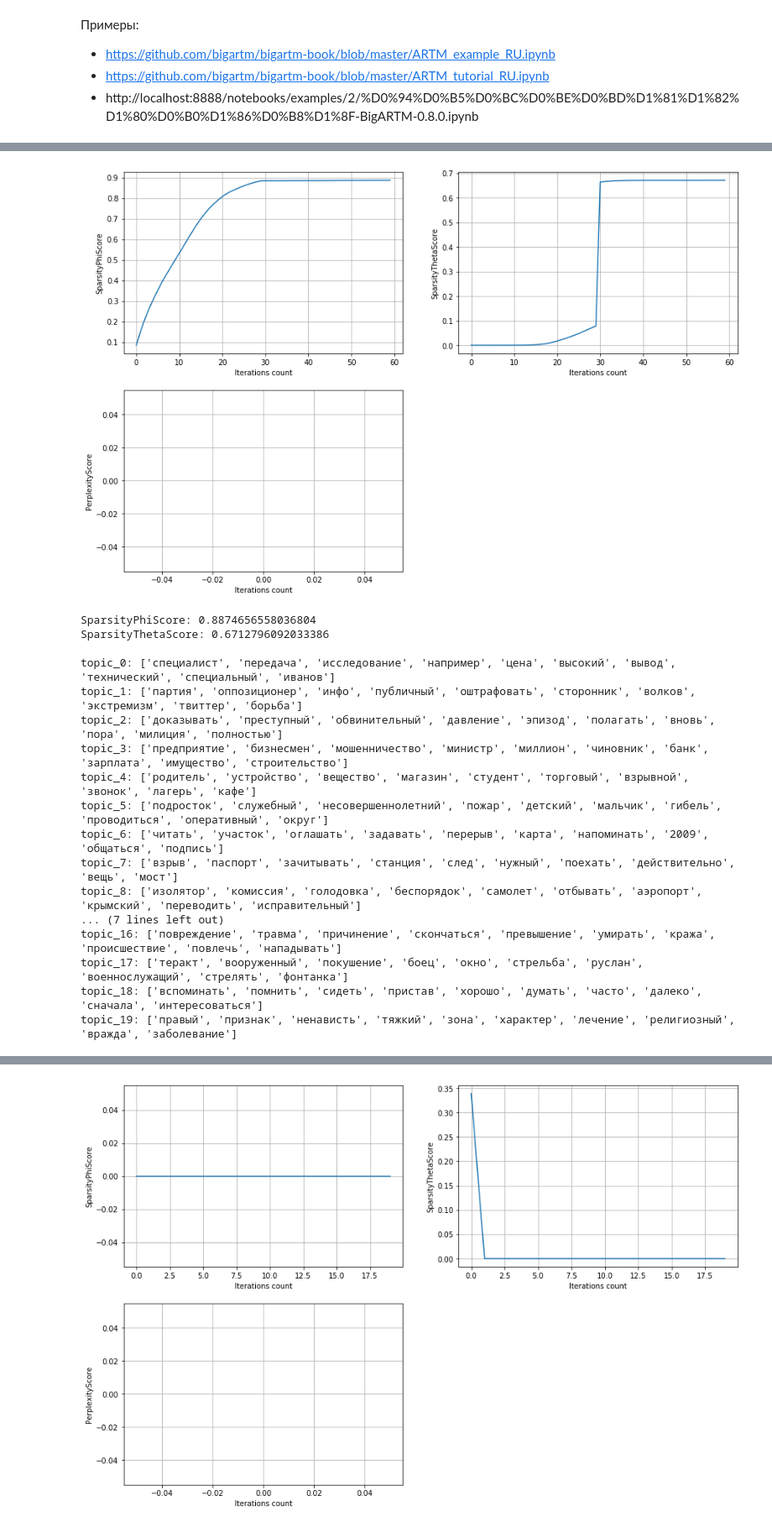
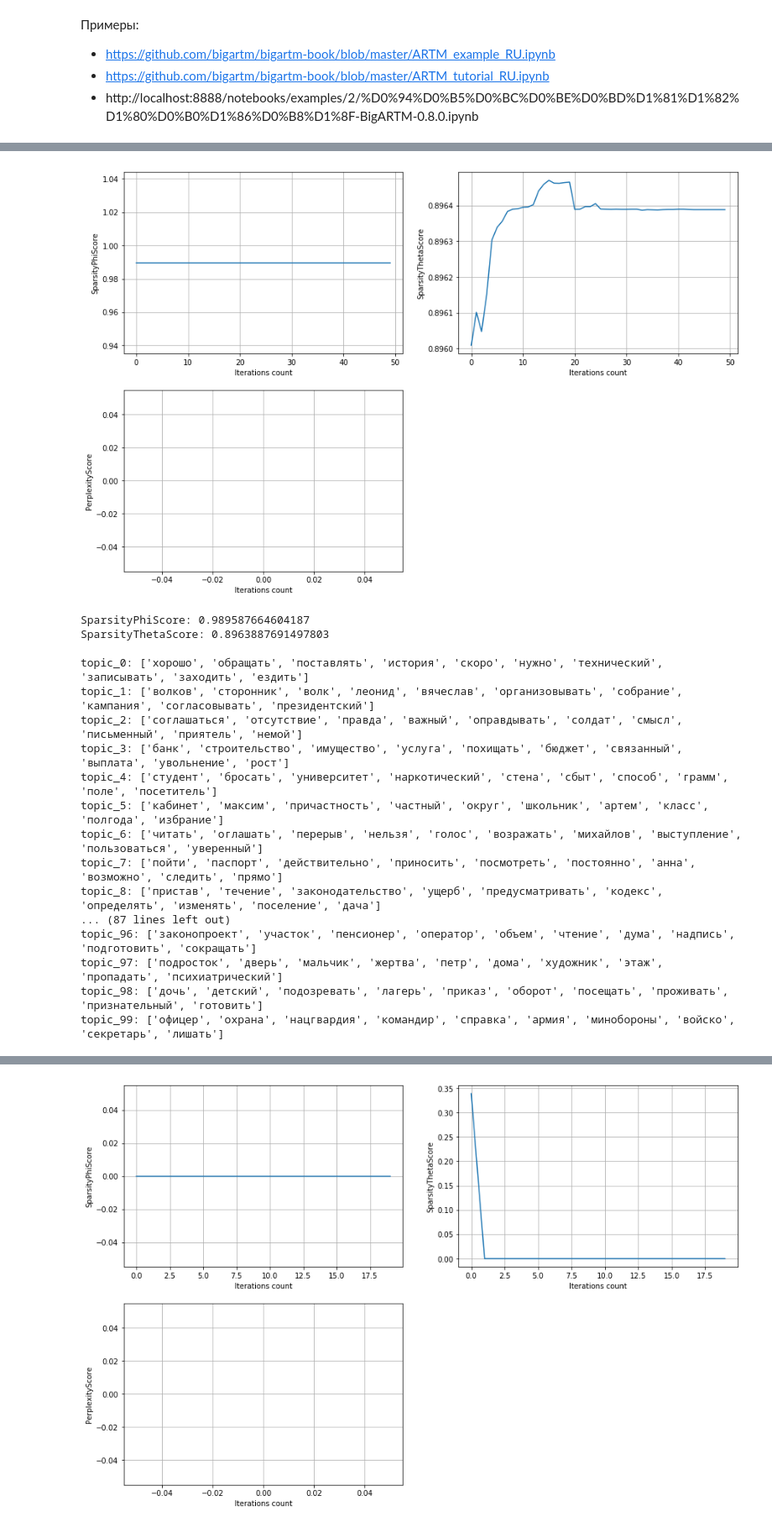
Before and after one commit to Kirmark/bachelor-qualification-work, a Jupyter notebook: application/models/create_model.ipynb, the cells around one changed output, grey strips where cells are left out. Shown: that part at 84% size. Cells and saved outputs as stored; diff of their text form; code cells hidden in the pictures.

Commit message:
исследование регуляризаторов

```diff
--- a/application/models/create_model.ipynb
+++ b/application/models/create_model.ipynb
@@ -78,12 +65,3 @@ model_artm.num_document_passes = 1
-# %%
-# Установка отслеживаемых параметров
-model_artm.scores.add(artm.SparsityPhiScore(name='SparsityPhiScore'))
-model_artm.scores.add(artm.SparsityThetaScore(name='SparsityThetaScore'))
-model_artm.scores.add(artm.PerplexityScore(name='PerplexityScore', dictionary=dictionary))
-model_artm.scores.add(artm.TopTokensScore(name='TopTokensScore', num_tokens=10))
-#model_artm.scores.add(artm.TopicKernelScore(name='TopicKernelScore', probability_mass_threshold=0.3))
-
-model_artm.save("news_model_0")
 # %%
 def new_default_model(topic_count, dictionary):
     # Создание модели
@@ -150,3 +128,16 @@ def model_print_results(model_artm):
 * https://github.com/bigartm/bigartm-book/blob/master/ARTM_example_RU.ipynb
 * https://github.com/bigartm/bigartm-book/blob/master/ARTM_tutorial_RU.ipynb
 * http://localhost:8888/notebooks/examples/2/%D0%94%D0%B5%D0%BC%D0%BE%D0%BD%D1%81%D1%82%D1%80%D0%B0%D1%86%D0%B8%D1%8F-BigARTM-0.8.0.ipynb
+# %%
+params = {
+    'topic_count': 100,
+    'num_collection_passes': 50,
+    'SparsePhi': {
+        'name': 'SparsePhi',
+        'tau': -5
+    },
+    'SparseTheta': {
+        'name': 'SparseTheta',
+        'tau': -1.5
+    },
+}
@@ -188,40 +182,38 @@ topic_19: ['правый', 'признак', 'ненависть', 'зона', '
 # %%
 # Модель 2
 # Запуск регуляризатора SparseTheta
 
-#model_artm = new_default_model(topic_count, dictionary)
-#model_artm.load("news_model_1")
+model_artm = new_default_model(params['topic_count'], dictionary)
+model_artm.load("news_model_1")
 
-#r_SparsePhi_name = 'SparsePhi'
-#if r_SparsePhi_name not in list(model_artm.regularizers.data):
-#    model_artm.regularizers.add(artm.SmoothSparsePhiRegularizer(name=r_SparsePhi_name))
-#model_artm.regularizers[r_SparsePhi_name].tau = -5
+if params['SparsePhi']['name'] not in list(model_artm.regularizers.data):
+    model_artm.regularizers.add(artm.SmoothSparsePhiRegularizer(name=params['SparsePhi']['name']))
+model_artm.regularizers[params['SparsePhi']['name']].tau = params['SparsePhi']['tau']
 
-r_SparseTheta_name = 'SparseTheta'
-if r_SparseTheta_name not in list(model_artm.regularizers.data):
-    model_artm.regularizers.add(artm.SmoothSparseThetaRegularizer(name=r_SparseTheta_name))
-model_artm.regularizers[r_SparseTheta_name].tau = -2
+if params['SparseTheta']['name'] not in list(model_artm.regularizers.data):
+    model_artm.regularizers.add(artm.SmoothSparseThetaRegularizer(name=params['SparseTheta']['name']))
+model_artm.regularizers[params['SparseTheta']['name']].tau = params['SparseTheta']['tau']
 
-model_artm.fit_offline(batch_vectorizer=batch_vectorizer, num_collection_passes=30)
+model_artm.fit_offline(batch_vectorizer=batch_vectorizer, num_collection_passes=params['num_collection_passes'])
 model_print_results(model_artm)
 
 model_artm.save("news_model_2")
 # %% [output]
-[figure, old version]
+[figure, new version]
-SparsityPhiScore: 0.8874656558036804
-SparsityThetaScore: 0.6712796092033386
+SparsityPhiScore: 0.989587664604187
+SparsityThetaScore: 0.8963887691497803
 
-topic_0: ['специалист', 'передача', 'исследование', 'например', 'цена', 'высокий', 'вывод', 'технический', 'специальный', 'иванов']
-topic_1: ['партия', 'оппозиционер', 'инфо', 'публичный', 'оштрафовать', 'сторонник', 'волков', 'экстремизм', 'твиттер', 'борьба']
-topic_2: ['доказывать', 'преступный', 'обвинительный', 'давление', 'эпизод', 'полагать', 'вновь', 'пора', 'милиция', 'полностью']
-topic_3: ['предприятие', 'бизнесмен', 'мошенничество', 'министр', 'миллион', 'чиновник', 'банк', 'зарплата', 'имущество', 'строительство']
-topic_4: ['родитель', 'устройство', 'вещество', 'магазин', 'студент', 'торговый', 'взрывной', 'звонок', 'лагерь', 'кафе']
-topic_5: ['подросток', 'служебный', 'несовершеннолетний', 'пожар', 'детский', 'мальчик', 'гибель', 'проводиться', 'оперативный', 'округ']
-topic_6: ['читать', 'участок', 'оглашать', 'задавать', 'перерыв', 'карта', 'напоминать', '2009', 'общаться', 'подпись']
-topic_7: ['взрыв', 'паспорт', 'зачитывать', 'станция', 'след', 'нужный', 'поехать', 'действительно', 'вещь', 'мост']
-topic_8: ['изолятор', 'комиссия', 'голодовка', 'беспорядок', 'самолет', 'отбывать', 'аэропорт', 'крымский', 'переводить', 'исправительный']
-... (7 lines left out)
-topic_16: ['повреждение', 'травма', 'причинение', 'скончаться', 'превышение', 'умирать', 'кража', 'происшествие', 'повлечь', 'нападывать']
-topic_17: ['теракт', 'вооруженный', 'покушение', 'боец', 'окно', 'стрельба', 'руслан', 'военнослужащий', 'стрелять', 'фонтанка']
-topic_18: ['вспоминать', 'помнить', 'сидеть', 'пристав', 'хорошо', 'думать', 'часто', 'далеко', 'сначала', 'интересоваться']
-topic_19: ['правый', 'признак', 'ненависть', 'тяжкий', 'зона', 'характер', 'лечение', 'религиозный', 'вражда', 'заболевание']
+topic_0: ['хорошо', 'обращать', 'поставлять', 'история', 'скоро', 'нужно', 'технический', 'записывать', 'заходить', 'ездить']
+topic_1: ['волков', 'сторонник', 'волк', 'леонид', 'вячеслав', 'организовывать', 'собрание', 'кампания', 'согласовывать', 'президентский']
+topic_2: ['соглашаться', 'отсутствие', 'правда', 'важный', 'оправдывать', 'солдат', 'смысл', 'письменный', 'приятель', 'немой']
+topic_3: ['банк', 'строительство', 'имущество', 'услуга', 'похищать', 'бюджет', 'связанный', 'выплата', 'увольнение', 'рост']
+topic_4: ['студент', 'бросать', 'университет', 'наркотический', 'стена', 'сбыт', 'способ', 'грамм', 'поле', 'посетитель']
+topic_5: ['кабинет', 'максим', 'причастность', 'частный', 'округ', 'школьник', 'артем', 'класс', 'полгода', 'избрание']
+topic_6: ['читать', 'оглашать', 'перерыв', 'нельзя', 'голос', 'возражать', 'михайлов', 'выступление', 'пользоваться', 'уверенный']
+topic_7: ['пойти', 'паспорт', 'действительно', 'приносить', 'посмотреть', 'постоянно', 'анна', 'возможно', 'следить', 'прямо']
+topic_8: ['пристав', 'течение', 'законодательство', 'ущерб', 'предусматривать', 'кодекс', 'определять', 'изменять', 'поселение', 'дача']
+... (87 lines left out)
+topic_96: ['законопроект', 'участок', 'пенсионер', 'оператор', 'объем', 'чтение', 'дума', 'надпись', 'подготовить', 'сокращать']
+topic_97: ['подросток', 'дверь', 'мальчик', 'жертва', 'петр', 'дома', 'художник', 'этаж', 'пропадать', 'психиатрический']
+topic_98: ['дочь', 'детский', 'подозревать', 'лагерь', 'приказ', 'оборот', 'посещать', 'проживать', 'признательный', 'готовить']
+topic_99: ['офицер', 'охрана', 'нацгвардия', 'командир', 'справка', 'армия', 'минобороны', 'войско', 'секретарь', 'лишать']
```
Also changed, not shown: parts of 6 cells of this notebook, 3 other files.
